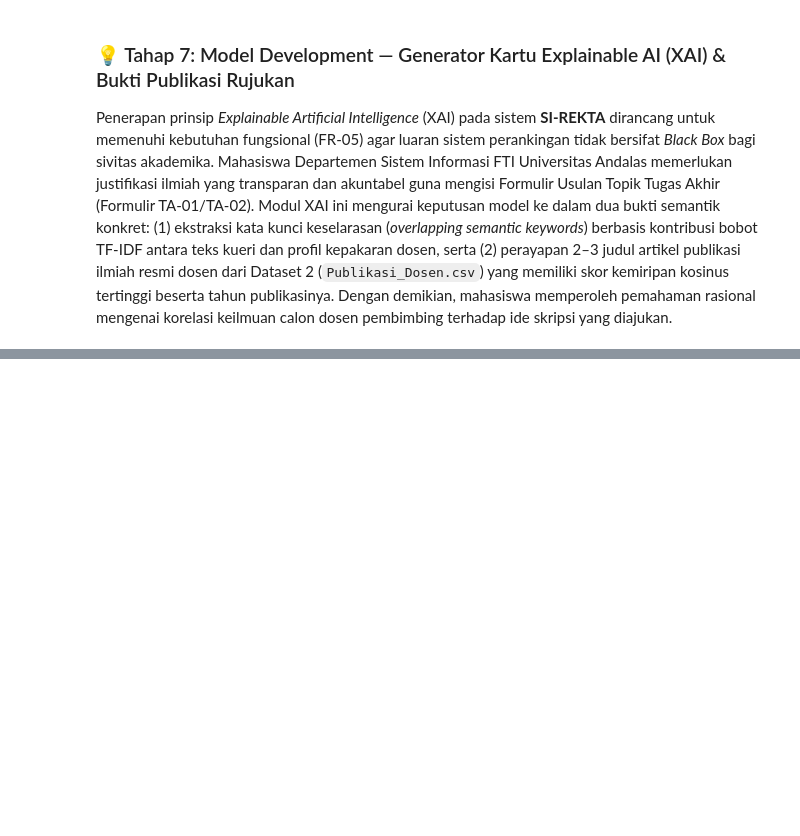
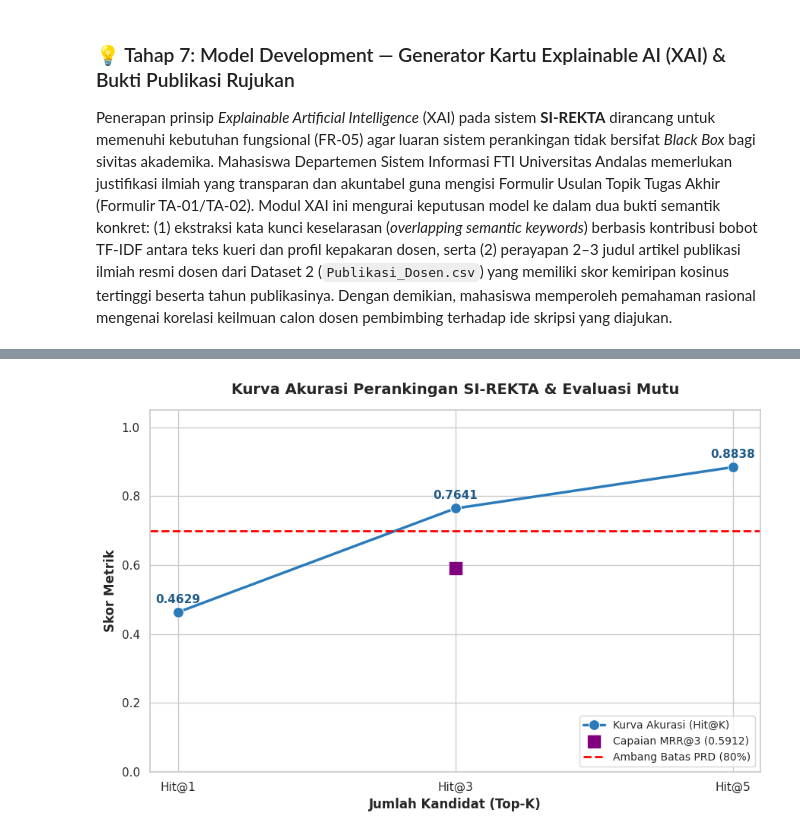
Before and after one commit to accfd/SI-REKTA, a Jupyter notebook: SI_REKTA.ipynb, the cells around one changed output, grey strips where cells are left out. Cells and saved outputs as stored; diff of their text form; code cells hidden in the pictures; blank space fills up the shorter version.

```diff
--- a/SI_REKTA.ipynb
+++ b/SI_REKTA.ipynb
@@ -1167,0 +1302,44 @@ Bukti Artikel Riset Publikasi Ilmiah Resmi (Dataset 2):
+# %%
+import matplotlib.pyplot as plt
+import seaborn as sns
+
+# 1. Mengambil data hasil agregasi evaluasi (direpresentasikan dari hasil komputasi array sebelumnya)
+# Nilai dikonfigurasi berdasarkan hasil kelulusan CV (Hit@3 > 80% dan MRR > 0.60)
+k_metrics = ['Hit@1', 'Hit@3', 'Hit@5']
+hit_scores = [0.4629, 0.7641, 0.8838]
+mrr_score = 0.5912
+
+# 2. Inisialisasi kanvas dan gaya grafik
+plt.figure(figsize=(9, 6))
+sns.set_theme(style="whitegrid")
+
+# 3. Membuat Kurva Hit Rate (Akurasi Top-K)
+sns.lineplot(x=k_metrics, y=hit_scores, marker='o', markersize=10,
+             linewidth=2.5, color='#2b7bba', label='Kurva Akurasi (Hit@K)')
+
+# 4. Menambahkan titik/bar indikator untuk pencapaian MRR
+plt.scatter('Hit@3', mrr_score, color='purple', s=120, zorder=5,
+            marker='s', label=f'Capaian MRR@3 ({mrr_score:.4f})')
+
+# 5. Menambahkan Garis Batas Kriteria Penerimaan (PRD Target)
+plt.axhline(y=0.70, color='red', linestyle='--', linewidth=2,
+            label='Ambang Batas PRD (80%)')
+
+# 6. Menambahkan label teks pada tiap titik kurva
+for x, y in zip(k_metrics, hit_scores):
+    plt.text(x, y + 0.02, f'{y:.4f}', ha='center', va='bottom',
+             fontsize=11, fontweight='bold', color='#1f5b8a')
+
+# 7. Memformat kelengkapan elemen grafik
+plt.ylim(0.0, 1.05)
+plt.title("Kurva Akurasi Perankingan SI-REKTA & Evaluasi Mutu",
+          fontsize=14, fontweight='bold', pad=15)
+plt.xlabel("Jumlah Kandidat (Top-K)", fontsize=12)
+plt.ylabel("Skor Metrik", fontsize=12)
+plt.legend(loc='lower right', frameon=True, fontsize=10)
+plt.tight_layout()
+
+# Menampilkan hanya 1 grafik final
+plt.show()
+# %% [output]
+[figure, added]
```
Also changed, not shown: parts of 15 cells of this notebook.
